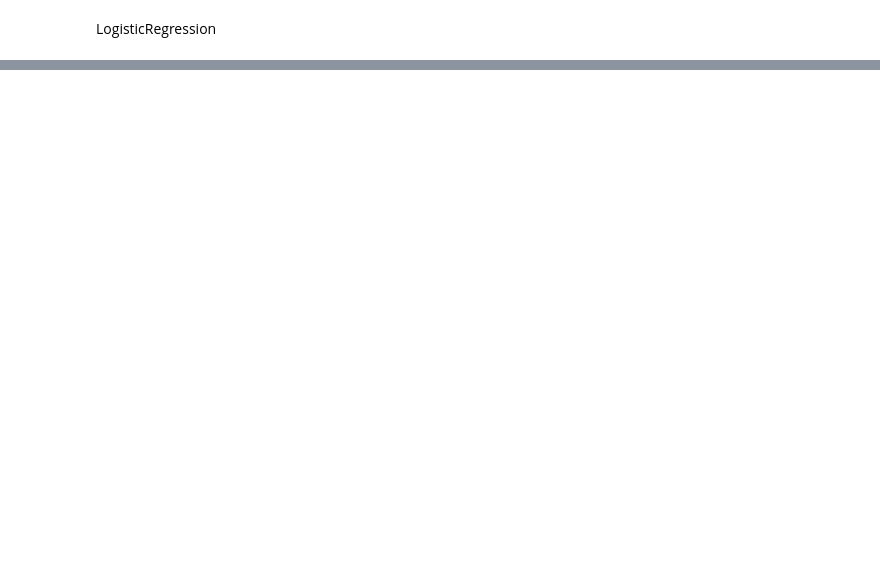
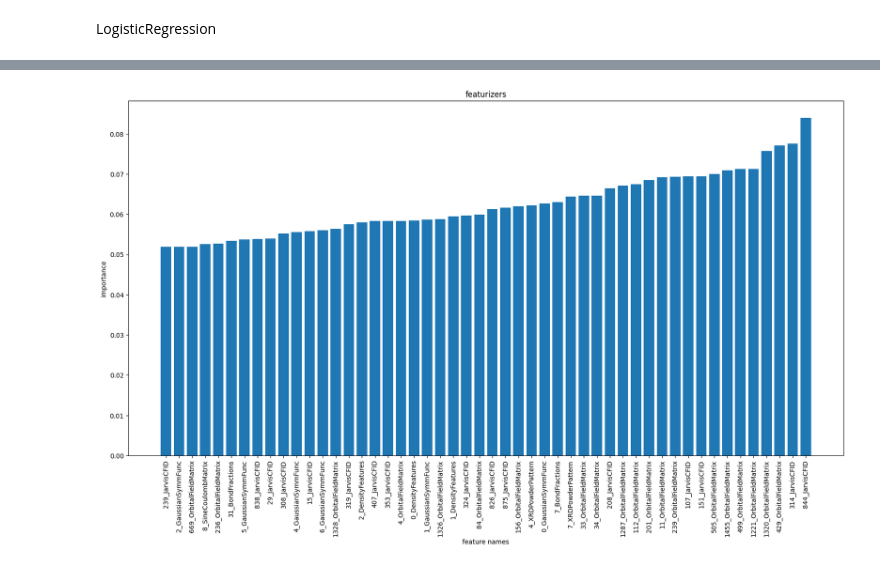
Before and after one commit to volyachka/material-project, a Jupyter notebook: baseline.ipynb, the cells around one changed output, grey strips where cells are left out. Saved outputs shown, nothing was run; the diff lists cells and outputs as text; code cells hidden in the pictures; blank space fills up the shorter version.

```diff
--- a/baseline.ipynb
+++ b/baseline.ipynb
@@ -118,0 +286,12 @@ print(estimated_mean, estimated_std)
+# %%
+params = {
+        "max_iter": 300,
+    }
+
+model_class = LogisticRegression(**params, verbose = False, random_state = 42)
+
+y = df_kahle_fin['sigma_S_cm'] >= 1e-1
+preds, model = train_simple_loop(X_kahle_merged, y, model_class)
+
+print(roc_auc_score(y, preds))
+print('ROClikeComparison:', calculate_ROClikeComparisonMetrics(df_kahle_fin, preds)['score']['preds'])
@@ -118,0 +308,12 @@ print(estimated_mean, estimated_std)
+# %%
+for c in np.logspace(-5, -2, 6):
+    params = {
+        "max_iter": 300,
+    }
+    params['C'] = c
+
+    pipeline = ModelEvaluation(df_kahle_fin, model_name = 'logreg', params = params)
+    pipeline.fit(X_kahle, np.ones(X_kahle.shape[1]), thr_positive = 1e-1, thr_negative = 1e-2, feature_names = feature_names)
+    pipeline.evaluate(num_of_evaluations = 1, X_mpdb = X_mpdb)
+
+    print(pipeline.show_results())
@@ -118,0 +362,12 @@ print(estimated_mean, estimated_std)
+# %%
+for c in np.logspace(-5, -2, 6):
+    params = {
+        "max_iter": 300,
+    }
+    params['C'] = c
+
+    pipeline = ModelEvaluation(df_kahle_fin, model_name = 'logreg', params = params)
+    pipeline.fit(X_kahle_merged, np.ones(X_kahle.shape[1]), thr_positive = 1e-1, thr_negative = 1e-2, feature_names = feature_names_merged)
+    pipeline.evaluate(num_of_evaluations = 1, X_mpdb = X_mpdb_merged)
+
+    print(pipeline.show_results())
@@ -118,0 +426,6 @@ print(estimated_mean, estimated_std)
+# %%
+fig, axs = plt.subplots(1, 1, figsize=(20, 10))
+
+plot_feature_importance(axs, np.abs(pipeline.feature_importance), pipeline.feature_names, 'featurizers')
+# %% [output]
+[figure, added]
```
Also changed, not shown: parts of 39 cells of this notebook, 4 other files.
